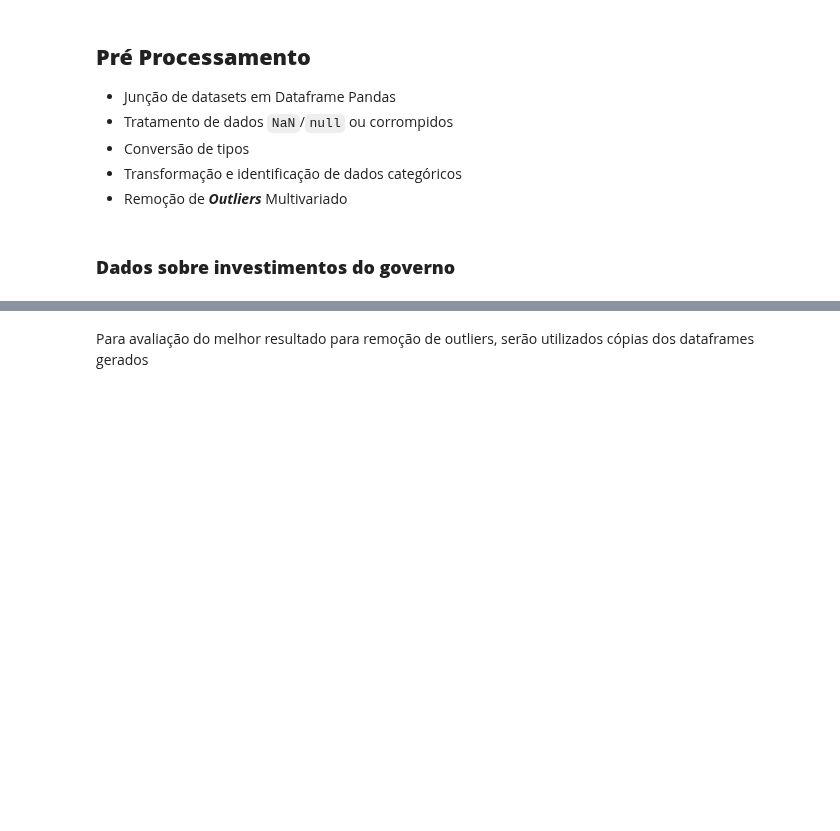
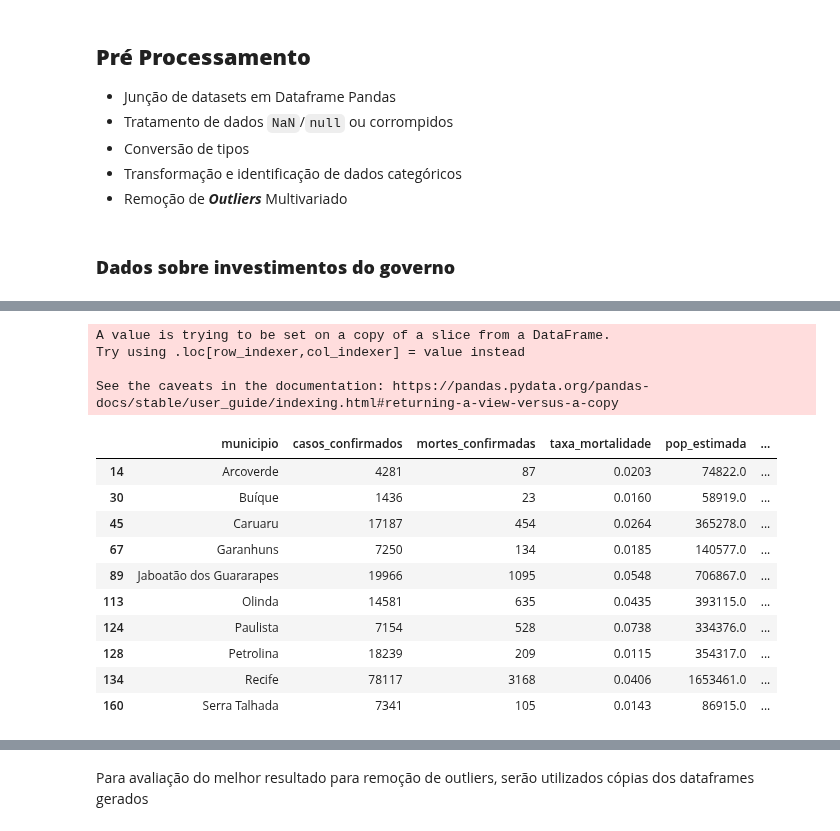
Before and after one commit to marcosw1998/Data-Science, a Jupyter notebook: Analysis_Notebook/covid_spends_brazil.ipynb, the cells around one changed output, grey strips where cells are left out. Cells and saved outputs as stored; diff of their text form; code cells hidden in the pictures; blank space fills up the shorter version.

```diff
--- a/Analysis_Notebook/covid_spends_brazil.ipynb
+++ b/Analysis_Notebook/covid_spends_brazil.ipynb
@@ -230,0 +393,20 @@ invest_covidPe['acao_orcamentaria'] = invest_covidPe['acao_orcamentaria'].cat.co
+# %%
+#Criando um campo que nos permita relacionar a quantidade de casos confirmados pela população estimada
+covidPeCases['confirmados_por_populacao'] = covidPeCases['casos_confirmados']/covidPeCases['pop_estimada']
+covidPeCases
+# %% [output]
+A value is trying to be set on a copy of a slice from a DataFrame.
+Try using .loc[row_indexer,col_indexer] = value instead
+
+See the caveats in the documentation: https://pandas.pydata.org/pandas-docs/stable/user_guide/indexing.html#returning-a-view-versus-a-copy
+|  | municipio | casos_confirmados | mortes_confirmadas | taxa_mortalidade | pop_estimada | ... |
+| 14 | Arcoverde | 4281 | 87 | 0.0203 | 74822.0 | ... |
+| 30 | Buíque | 1436 | 23 | 0.0160 | 58919.0 | ... |
+| 45 | Caruaru | 17187 | 454 | 0.0264 | 365278.0 | ... |
+| 67 | Garanhuns | 7250 | 134 | 0.0185 | 140577.0 | ... |
+| 89 | Jaboatão dos Guararapes | 19966 | 1095 | 0.0548 | 706867.0 | ... |
+| 113 | Olinda | 14581 | 635 | 0.0435 | 393115.0 | ... |
+| 124 | Paulista | 7154 | 528 | 0.0738 | 334376.0 | ... |
+| 128 | Petrolina | 18239 | 209 | 0.0115 | 354317.0 | ... |
+| 134 | Recife | 78117 | 3168 | 0.0406 | 1653461.0 | ... |
+| 160 | Serra Talhada | 7341 | 105 | 0.0143 | 86915.0 | ... |
```
Also changed, not shown: parts of 90 cells of this notebook.
